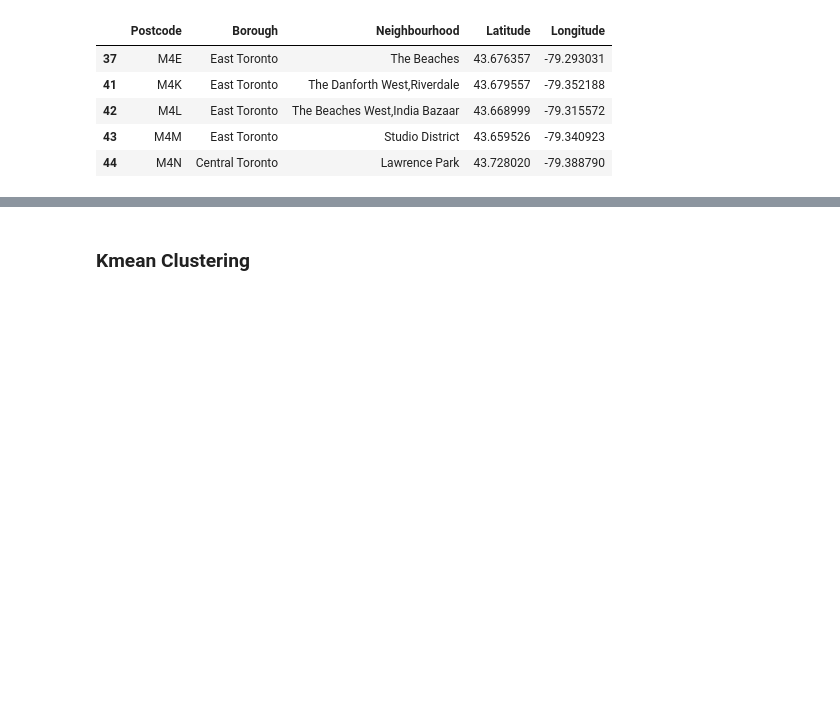
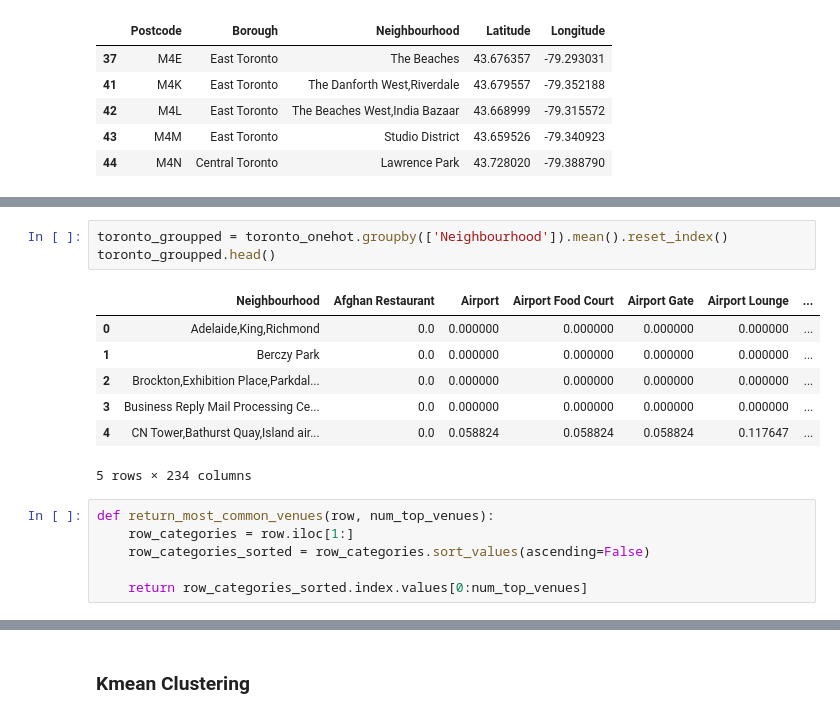
Before and after one commit to lovetomorrow/Coursera_Capstone, a Jupyter notebook: Clustering-Toronto.ipynb, the cells around one changed output, grey strips where cells are left out. Saved outputs shown, nothing was run; the diff lists cells and outputs as text; blank space fills up the shorter version.

```diff
--- a/Clustering-Toronto.ipynb
+++ b/Clustering-Toronto.ipynb
@@ -84,0 +145,17 @@ df_toronto.head()
+# %%
+toronto_groupped = toronto_onehot.groupby(['Neighbourhood']).mean().reset_index()
+toronto_groupped.head()
+# %% [output]
+|  | Neighbourhood | Afghan Restaurant | Airport | Airport Food Court | Airport Gate | Airport Lounge | ... |
+| 0 | Adelaide,King,Richmond | 0.0 | 0.000000 | 0.000000 | 0.000000 | 0.000000 | ... |
+| 1 | Berczy Park | 0.0 | 0.000000 | 0.000000 | 0.000000 | 0.000000 | ... |
+| 2 | Brockton,Exhibition Place,Parkdal... | 0.0 | 0.000000 | 0.000000 | 0.000000 | 0.000000 | ... |
+| 3 | Business Reply Mail Processing Ce... | 0.0 | 0.000000 | 0.000000 | 0.000000 | 0.000000 | ... |
+| 4 | CN Tower,Bathurst Quay,Island air... | 0.0 | 0.058824 | 0.058824 | 0.058824 | 0.117647 | ... |
+5 rows × 234 columns
+# %%
+def return_most_common_venues(row, num_top_venues):
+    row_categories = row.iloc[1:]
+    row_categories_sorted = row_categories.sort_values(ascending=False)
+
+    return row_categories_sorted.index.values[0:num_top_venues]
```
Also changed, not shown: parts of 18 cells of this notebook.
